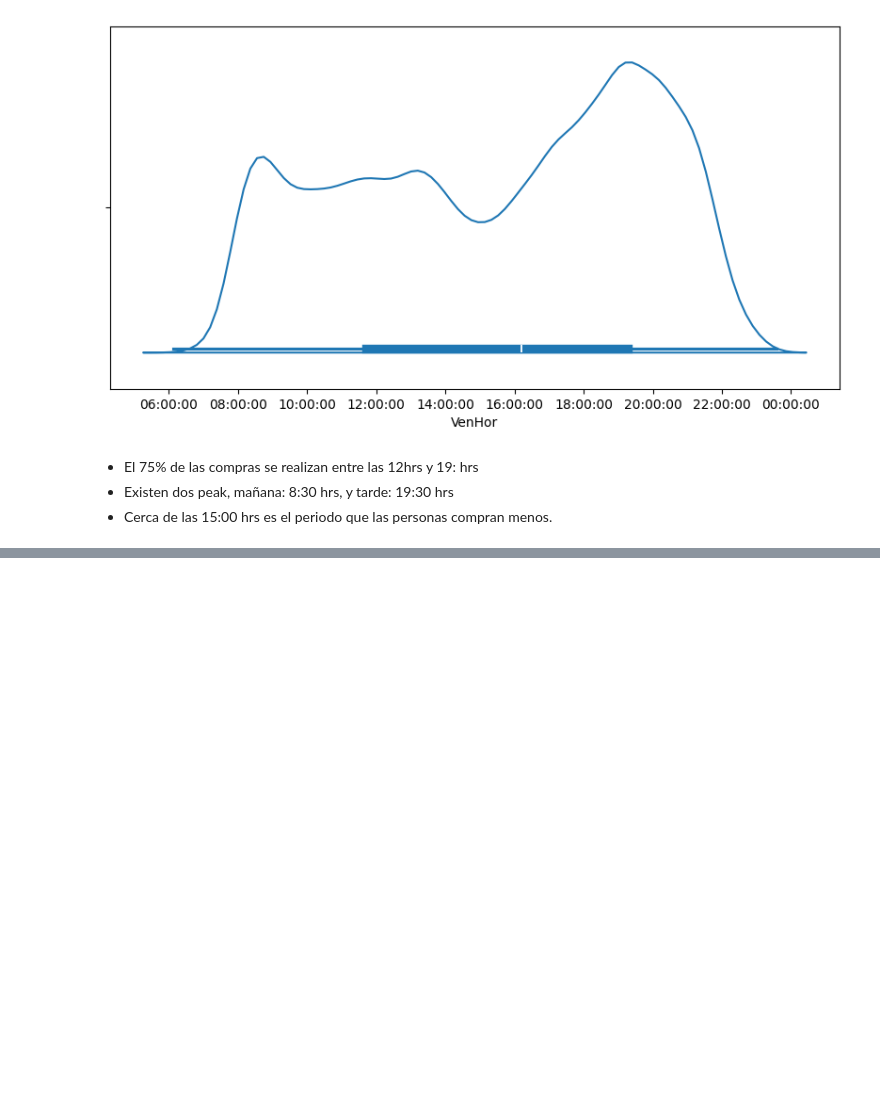
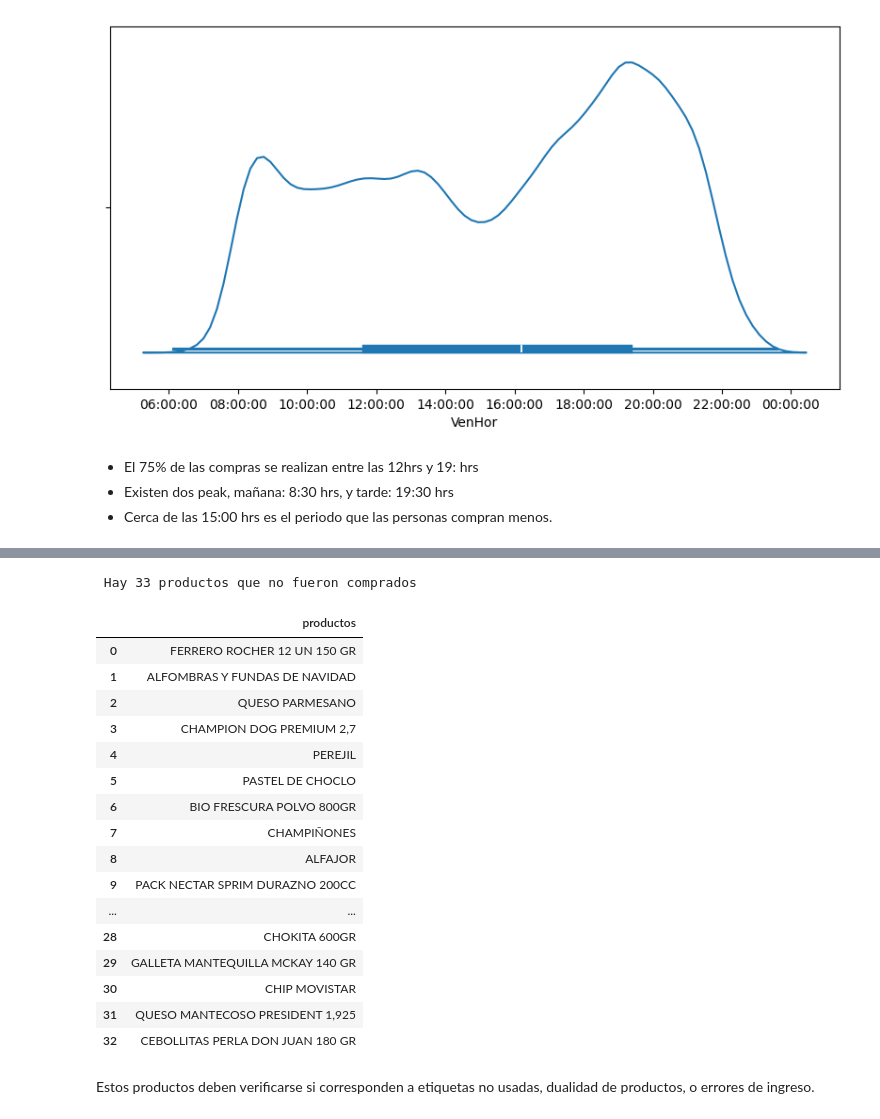
Before and after one commit to darwin1k/MiniMarket, a Jupyter notebook: EDA.ipynb, the cells around one changed output, grey strips where cells are left out. Drawn from its saved outputs; the diff is of its cells as text; code cells hidden in the pictures; blank space fills up the shorter version.

```diff
--- a/EDA.ipynb
+++ b/EDA.ipynb
@@ -1031,0 +510,36 @@ print(df)
+# %%
+productos_comprados = datos_productos.PrdCod.unique()
+productos_baseDatos = datos_canasta.PrdCod.unique()
+
+print(f" Hay {len(productos_comprados) - len(productos_baseDatos)} productos que no fueron comprados")
+# %% [output]
+ Hay 33 productos que no fueron comprados
+# %%
+#lista de productos no comprados.
+productos_noComprados = set(productos_comprados) - set(productos_baseDatos)
+productos_noComprados = list(productos_noComprados)
+lista =[]
+for x in productos_noComprados:
+    nombre_producto = datos_productos[datos_productos['PrdCod'] == x]['PrdDsc'].values[0]
+    lista.append(nombre_producto)
+pd.DataFrame(lista, columns=['productos'])
+# %% [output]
+|  | productos |
+| 0 | FERRERO ROCHER 12 UN 150 GR |
+| 1 | ALFOMBRAS Y FUNDAS DE NAVIDAD |
+| 2 | QUESO PARMESANO |
+| 3 | CHAMPION DOG PREMIUM 2,7 |
+| 4 | PEREJIL |
+| 5 | PASTEL DE CHOCLO |
+| 6 | BIO FRESCURA POLVO 800GR |
+| 7 | CHAMPIÑONES |
+| 8 | ALFAJOR |
+| 9 | PACK NECTAR SPRIM DURAZNO 200CC |
+| ... | ... |
+| 28 | CHOKITA 600GR |
+| 29 | GALLETA MANTEQUILLA MCKAY 140 GR |
+| 30 | CHIP MOVISTAR |
+| 31 | QUESO MANTECOSO PRESIDENT 1,925 |
+| 32 | CEBOLLITAS PERLA DON JUAN 180 GR |
+# %% [markdown]
+Estos productos deben verificarse si corresponden a etiquetas no usadas, dualidad de productos, o errores de ingreso.
```
Also changed, not shown: parts of 66 cells of this notebook, 2 other files.
